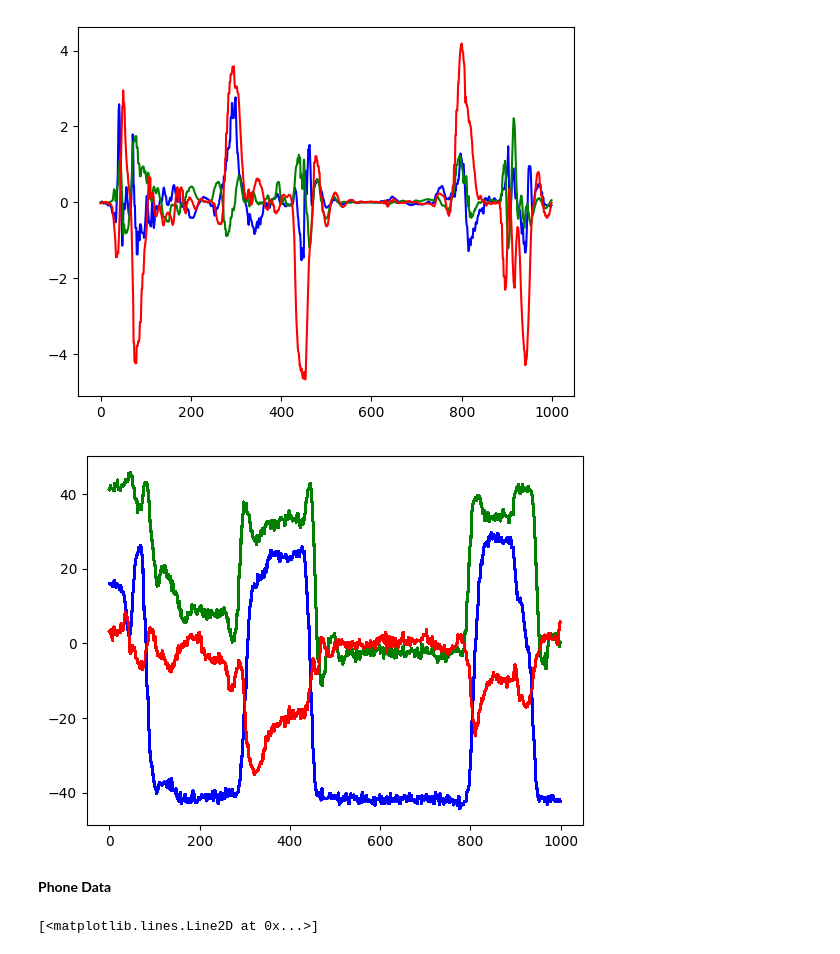
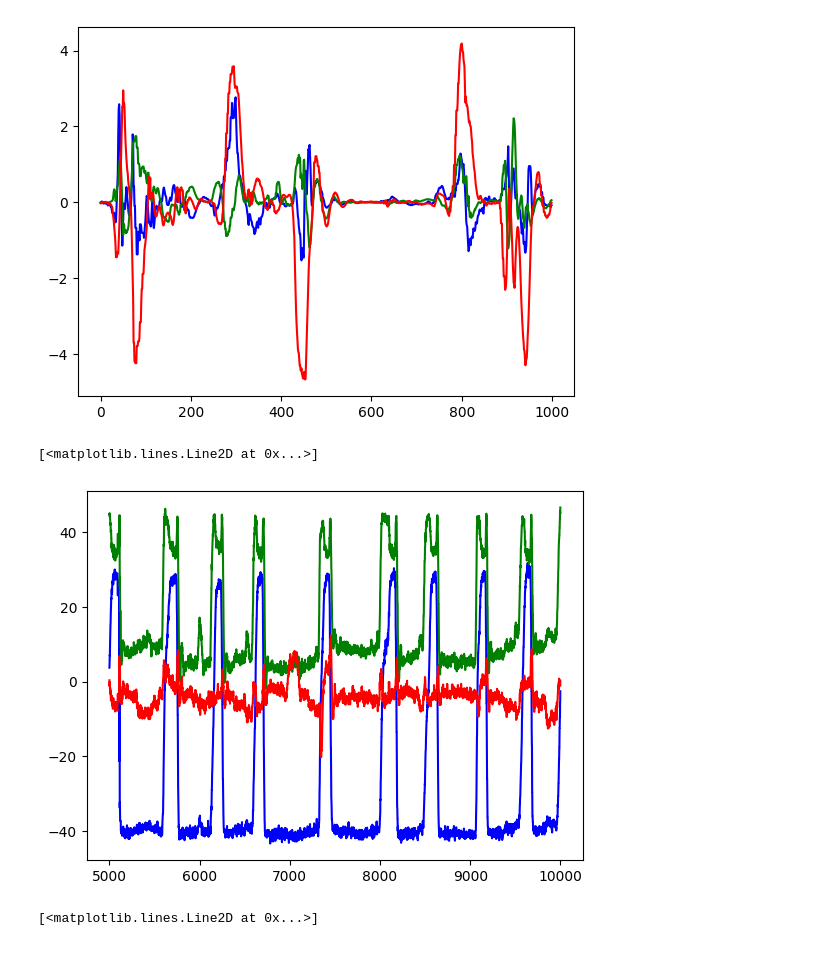
Before and after one commit to Dekkerz/mocap, a Jupyter notebook: notebooks/Pierre_New_Data_notebook.ipynb, the cells around one changed output. Cells and saved outputs as stored; diff of their text form; code cells hidden in the pictures.

```diff
--- a/notebooks/Pierre_New_Data_notebook.ipynb
+++ b/notebooks/Pierre_New_Data_notebook.ipynb
@@ -122,13 +143,12 @@ plt.plot(data_1_SmokeSD.iloc[:1000, 9],'r', label="Z" )
 [figure]
 # %%
 #magnetometer(x,y,z)
-plt.plot(data_1_SmokeSD.iloc[:1000, 10],'b', label="X" )
-plt.plot(data_1_SmokeSD.iloc[:1000, 11],'g', label="Y" )
-plt.plot(data_1_SmokeSD.iloc[:1000, 12],'r', label="Z" )
+plt.plot(data_1_SmokeSD.iloc[5000:10000, 10],'b', label="X" )
+plt.plot(data_1_SmokeSD.iloc[5000:10000, 11],'g', label="Y" )
+plt.plot(data_1_SmokeSD.iloc[5000:10000, 12],'r', label="Z" )
 # %% [output]
+[<matplotlib.lines.Line2D at 0x...>]
-[figure, old version]
+[figure, new version]
-# %% [markdown]
-**Phone Data**
 # %%
 #pressure
 plt.plot(data_1_SmokeSD.iloc[:1000, 13],'b', label="X" )
```
Also changed, not shown: parts of 9 cells of this notebook.
